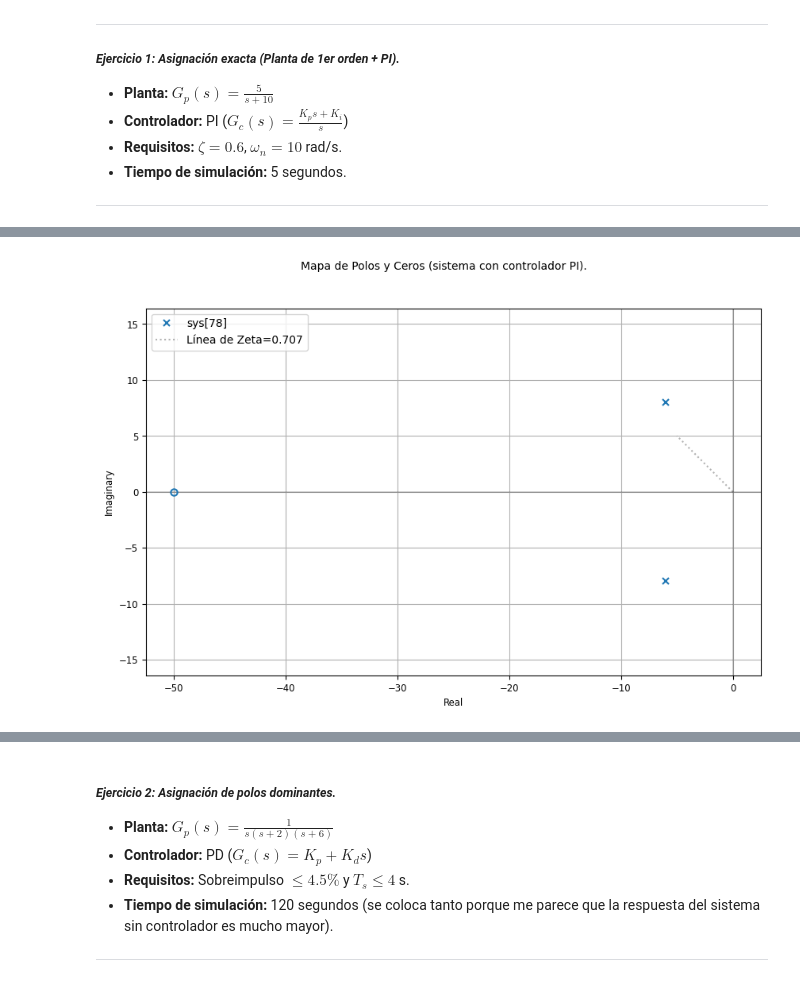
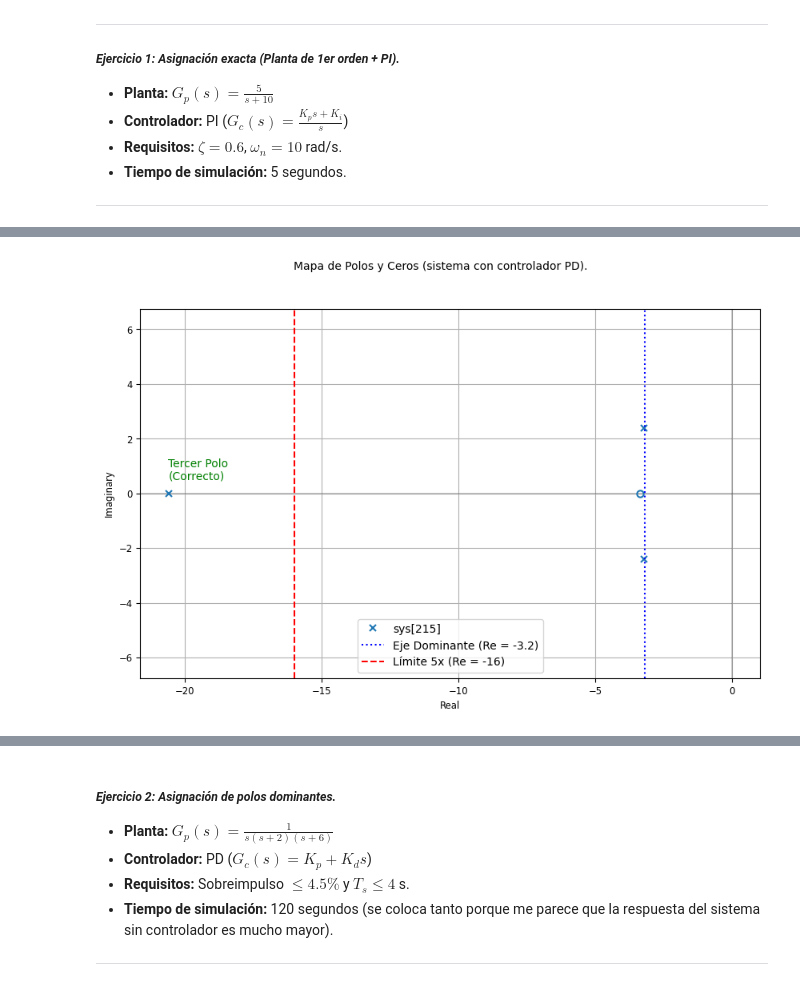
Before and after one commit to NayMera/control-clasico, a Jupyter notebook: Practicas/P_3_03_Asignacion_de_polos.ipynb, the cells around one changed output, grey strips where cells are left out. Cells and saved outputs as stored; diff of their text form; code cells hidden in the pictures.

```diff
--- a/Practicas/P_3_03_Asignacion_de_polos.ipynb
+++ b/Practicas/P_3_03_Asignacion_de_polos.ipynb
@@ -345,47 +345,49 @@ import numpy as np
 
 # --- 1. Definición del sistema y controlador. ---
 
-# Planta Gp(s) = 10 / (s(s+2)) = 10 / (s^2 + 2s).
-Gp1 = ct.tf([5], [ 1 , 10])
+# Planta Gp(s) = 50 / s(s+2)(s+25).
+# Expandiendo el denominador: s(s^2 + 27s + 50) = s^3 + 27s^2 + 50s + 0.
+num_p = [50]
+den_p = [1, 27, 50, 0]
+Gp = ct.tf(num_p, den_p)
 
 # --- Caso A: Sistema sin controlador (Gc = 1). ---
-sys_sin_control1 = ct.feedback(Gp1, 1)
+sys_sin_control = ct.feedback(Gp, 1)
 
 # --- Caso B: Sistema con Controlador PD. ---
-# Valores obtenidos en el diseño.
-Kp1 = 0.4
-Ki1 = 20
+# Valores obtenidos en el diseño del Motor CD.
+Kp = 6.59
+Kd = 1.96
 
 # Controlador Gc(s) = Kd*s + Kp.
-Gc1 = ct.tf([Kp1, Ki1], [1, 0])
+Gc = ct.tf([Kd, Kp], [1])
 
 # Sistema en lazo cerrado con el controlador: G_LC = (Gc*Gp) / (1 + Gc*Gp).
-sys_con_control1 = ct.feedback(Gc1 * Gp1, 1)
+sys_con_control = ct.feedback(Gc * Gp, 1)
 
 # Imprimir las funciones de transferencia.
 print("--- Funciones de transferencia de lazo cerrado. ---")
 print("\n1. Sin controlador (base):")
-print(sys_sin_control1)
+print(sys_sin_control)
 print("\n2. Con controlador PD (diseñado):")
-print(sys_con_control1)
+print(sys_con_control)
 
 
 # --- 2. Simulación y gráfica de las respuestas. ---
 
-# Vector de tiempo de 0 a 5 segundos (Ts esperado aprox 1 s).
-t = np.linspace(0, 5, 1000)
+# Vector de tiempo: 0 a 10 segundos (Ts esperado aprox 1.25 s).
+t = np.linspace(0, 10, 1000)
 
 # Obtener respuesta al escalón.
-_, y_sin1 = ct.step_response(sys_sin_control1, T=t)
-_, y_con1 = ct.step_response(sys_con_control1, T=t)
+_, y_sin = ct.step_response(sys_sin_control, T=t)
+_, y_con = ct.step_response(sys_con_control, T=t)
 
-# Graficar ambas respuestas.
 plt.figure(figsize=(10, 6))
-plt.plot(t, y_sin1, 'r--', label='Sin controlador (Gc = 1).')
-plt.plot(t, y_con1, 'g-', linewidth=2, label='Con controlador PI (diseñado).')
-plt.axhline(y=1, color='k', linestyle=':', label='Referencia.')
+plt.plot(t, y_sin, 'r--', alpha=0.6, label='Sin controlador (Gc = 1).')
+plt.plot(t, y_con, 'g-', linewidth=2,  label='Con controlador PD (diseñado).')
+plt.axhline(y=1, color='k', linestyle=':', label='Referencia')
 
-plt.title('Comparación de respuestas al escalón unitario.')
+plt.title('Comparación: Respuesta del Motor CD (Polos Dominantes).')
 plt.xlabel('Tiempo (s)')
 plt.ylabel('Amplitud')
 plt.legend()
@@ -393,18 +395,26 @@ plt.grid(True)
 plt.show()
 
 
-# --- 3. Mapa de Polos y Ceros del sistema controlado. ---
+# --- 3. Mapa de Polos y Ceros. ---
 
-print("--- Análisis de polos del sistema controlado. ---")
-print(f"Ubicación esperada: s = -4 +/- 4j")
-polos1 = ct.poles(sys_con_control1)
-print(f"Polos obtenidos: {polos1}")
-
+print("--- Análisis de Polos. ---")
+print("\nComportamiento esperado:")
+print("1. Polos dominantes esperados: s = -3.2 +/- j2.4")
+print("2. Tercer Polo esperado:       s = -20.6")
+print("\nVerificación:")
+polos = ct.poles(sys_con_control)
+print(f"Polos del sistema controlado:\n {polos}")
 
 plt.figure(figsize=(10, 6))
-ct.pzmap(sys_con_control1, title='Mapa de Polos y Ceros (sistema con controlador PI).')
-# Dibujar línea de amortiguamiento constante (zeta = 0.707 equivale a 45 grados)
-plt.plot([0, -5], [0, 5], 'k:', alpha=0.3, label='Línea de Zeta=0.707')
+ct.pzmap(sys_con_control, title='Mapa de Polos y Ceros (sistema con controlador PD).')
+
+# Dibujar visualmente la región de dominancia.
+# Los polos dominantes tienen parte real -1. El tercer polo está en -8.
+# La regla dice que el tercero debe estar al menos 5 veces más lejos (5 * 3.2 = 16).
+plt.axvline(x=-3.2, color='b', linestyle=':', label='Eje Dominante (Re = -3.2)')
+plt.axvline(x=-16, color='r', linestyle='--', label='Límite 5x (Re = -16)')
+plt.text(-20.6, 0.5, 'Tercer Polo\n(Correcto)', color='green')
+
 plt.legend()
 plt.grid(True)
 plt.show()
@@ -412,12 +422,23 @@ plt.show()
 
 # --- 4. Métricas de desempeño. ---
 
-info1 = ct.step_info(sys_con_control1)
+info = ct.step_info(sys_sin_control)
+print("--- Métricas de desempeño (sistema sin controlador). ---")
+print(f"Sobreimpulso (Overshoot):       {info['Overshoot']:.2f} %.")
+print(f"Tiempo de Establecimiento (2%): {info['SettlingTime']:.4f} s.")
+print(f"Valor Final:                   {y_con[-1]:.4f}")
 
-print("--- Métricas de desempeño (sistema con controlador PD). ---")
-print(f"Sobreimpulso (Overshoot):       {info1['Overshoot']:.2f} %  (Requerido: <= 5 %).")
-print(f"Tiempo de Establecimiento (2%): {info1['SettlingTime']:.4f} s (Requerido: <= 1.0 s).")
-print(f"Valor Final:                   {y_con1[-1]:.4f}")
+info = ct.step_info(sys_con_control)
+print("\n--- Métricas de desempeño (sistema con controlador PD). ---")
+print("""Métricas teóricas esperadas para zeta=0.8 y wn=4 (considerando el sistema sin ceros en el numerador):
+           - Mp = exp(-pi*0.8 / sqrt(1-0.8^2)) * 100% ≈ 1.5%
+           - Ts ≈ 4 / (0.8 * 4) = 1.25 s.""")
+
+zeros = ct.zeros(sys_con_control)
+print(f"\nMétricas de la simulación (incluyen la respuesta con el cero en s = {zeros}):")
+print(f"Sobreimpulso (Overshoot):       {info['Overshoot']:.2f} %.")
+print(f"Tiempo de Establecimiento (2%): {info['SettlingTime']:.4f} s.")
+print(f"Valor Final:                    {y_con[-1]:.4f}")
 # %% [output]
 --- Funciones de transferencia de lazo cerrado. ---
 
@@ -445 +473 @@ Polos obtenidos: [-6.+8.j -6.-8.j]
-[figure, old version]
+[figure, new version]
```
Also changed, not shown: parts of 4 cells of this notebook.
